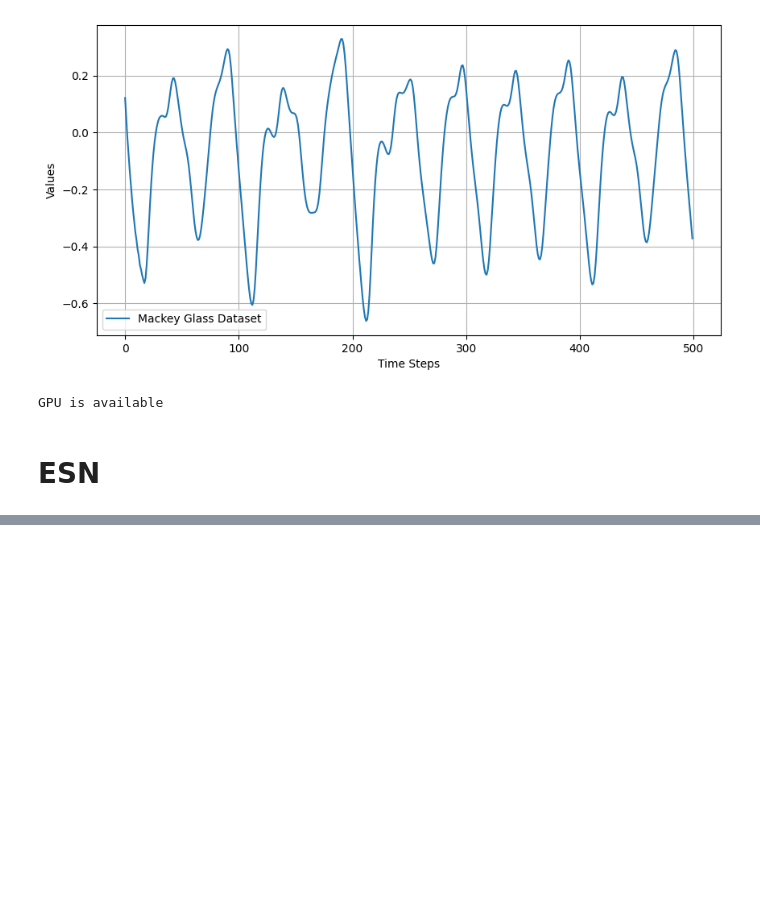
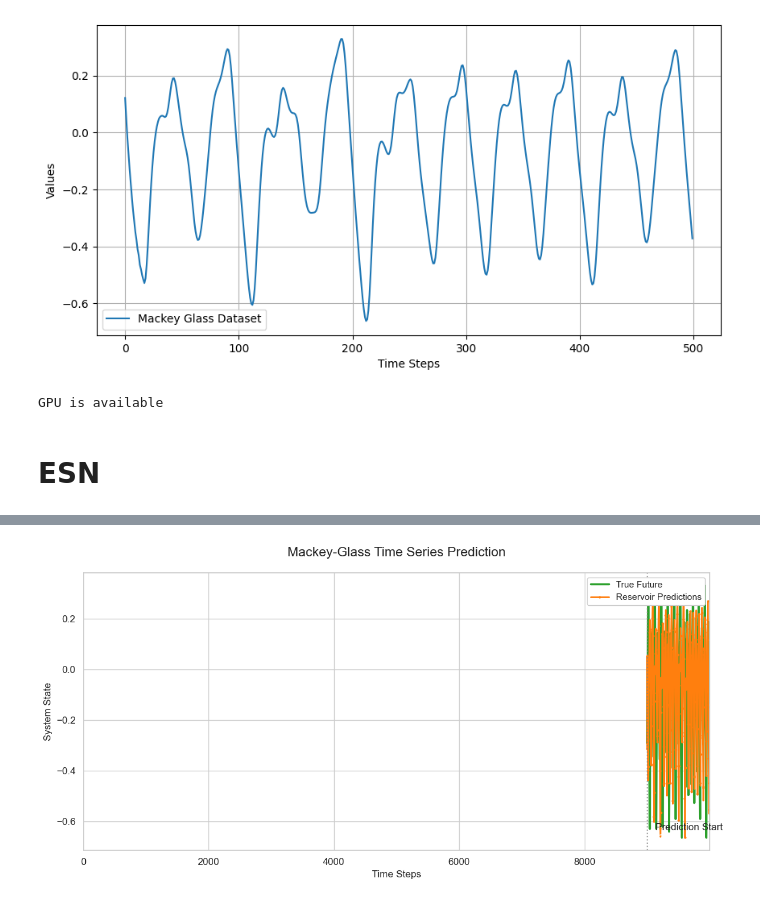
Before and after one commit to jaychotaliya987/Reservoir_Pytorch, a Jupyter notebook: ReservoirGrid/Examples/learning.ipynb, the cells around one changed output, grey strips where cells are left out. Drawn from its saved outputs; the diff is of its cells as text; code cells hidden in the pictures; blank space fills up the shorter version.

```diff
--- a/ReservoirGrid/Examples/learning.ipynb
+++ b/ReservoirGrid/Examples/learning.ipynb
@@ -116,2 +114,92 @@ Approximate Lyapunov Exponent: -2.9955
 Stable / Periodic Dynamics
 [figure]
+# %%
+import torch
+from torch import nn
+from torch import optim
+from torch.utils.data import DataLoader, Dataset
+import numpy as np
+import matplotlib
+import matplotlib.pyplot as plt
+import seaborn as sns
+import sys
+import os
+
+# Ensure the correct path to MackeyGlass module
+#sys.path.append(os.path.abspath(os.path.join(__file__, '..', '..')))
+from Datasets.MackeyGlassDataset import MackeyGlassDataset
+from Models.Reservoir import Reservoir
+from Models.Echostate import ESN
+
+print("Imports Done!\n")
+
+device = torch.device("cuda" if torch.cuda.is_available() else "cpu")
+print(f"Using device: {device}\n")
+
+Mglass1 = MackeyGlassDataset(10000, 5, tau=17, seed=0)
+inputs, targets = Mglass1[0]
+inputs = inputs.to(device)
+targets = targets.to(device)
+
+# Create reservoir
+reservoir = Reservoir(input_dim=1, reservoir_dim=500, output_dim=1,
+                     spectral_radius=1.1, leak_rate=0.3, sparsity=0.9)
+reservoir = reservoir.to(device)
+
+# Train the readout layer
+reservoir.train_readout(inputs, targets, alpha=1e-6)
+
+# Predictions
+steps = 1000
+with torch.no_grad():
+    initial_input = inputs[-1:]
+    predictions = reservoir.predict(initial_input, steps=steps, teacher_forcing=None, warmup=3)
+predictions = predictions.squeeze(1).cpu().numpy()
+
+inputs_plot = inputs[:-steps].squeeze(1).cpu().numpy()  # (800,)
+true_future = targets[-steps:].squeeze(1).cpu().numpy()  # (200,)
+
+######-------------------Plots-------------------######
+sns.set_theme(style="whitegrid")
+plt.figure(figsize=(12, 6), dpi=100)
+
+# Training data
+plt.plot(range(len(inputs_plot)), inputs_plot,
+         color='#1f77b4', linewidth=2.5,
+         label="Training Data")
+
+# True future data
+plt.plot(range(len(inputs_plot), len(inputs_plot) + steps),
+         true_future,
+         color='#2ca02c', linewidth=2.5,
+         label="True Future")
+
+# Reservoir Predictions
+plt.plot(range(len(inputs_plot), len(inputs_plot) + steps),
+         predictions,
+         color='#ff7f0e', linewidth=2,
+         marker='o', markersize=2, markevery=5,
+         label="Reservoir Predictions")
+
+# Vertical line
+plt.axvline(x=len(inputs_plot), color='gray', linestyle=':', alpha=0.7)
+
+# Annotations
+plt.annotate('Prediction Start',
+             xy=(len(inputs_plot), np.min(inputs_plot)),
+             xytext=(10, 10), textcoords='offset points',
+             arrowprops=dict(arrowstyle="->"))
+
+# Formatting
+plt.title("Mackey-Glass Time Series Prediction", fontsize=16, pad=20)
+plt.xticks(fontsize=12)
+plt.yticks(fontsize=12)
+plt.xlim(0, len(inputs_plot) + steps)
+plt.xlabel("Time Steps", fontsize=12)
+plt.ylabel("System State", fontsize=12)
+plt.legend(loc='upper right', framealpha=1)
+
+# Adjust layout
+plt.tight_layout()
+plt.show()
+# %% [output]
@@ -117,0 +209 @@ Stable / Periodic Dynamics
+[figure, added]
```
Also changed, not shown: parts of 7 cells of this notebook, 2 other files.
